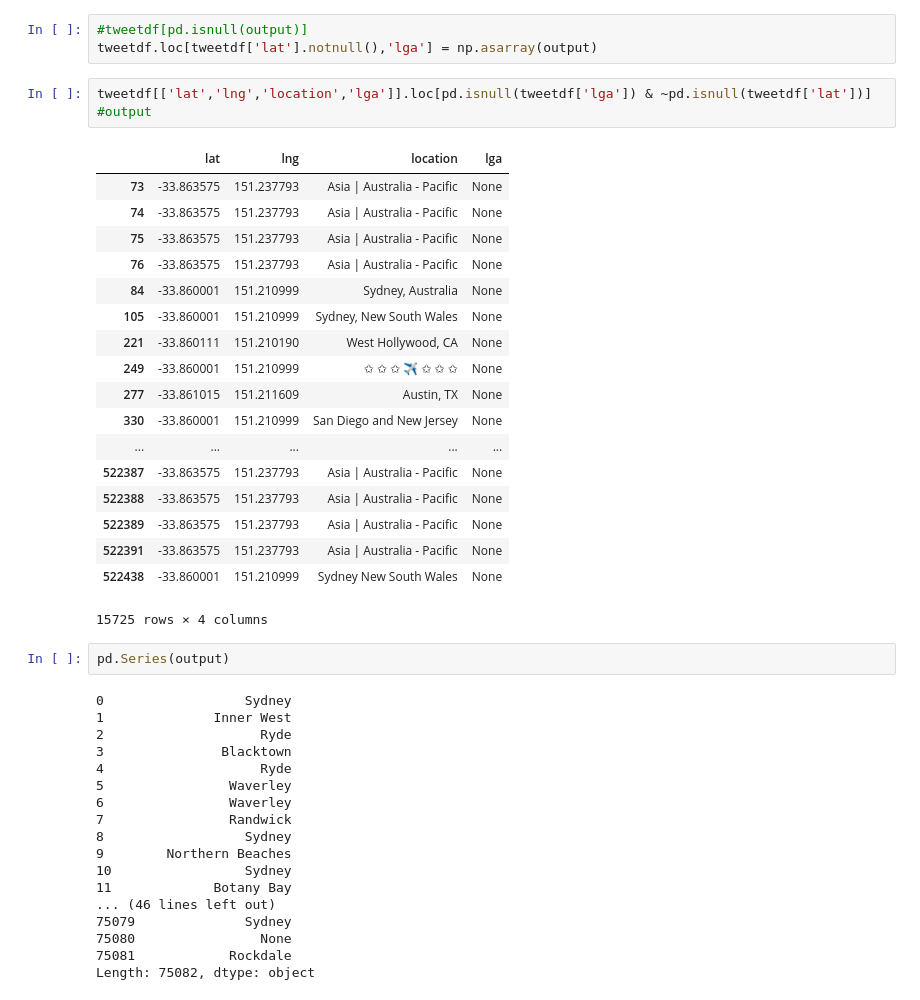
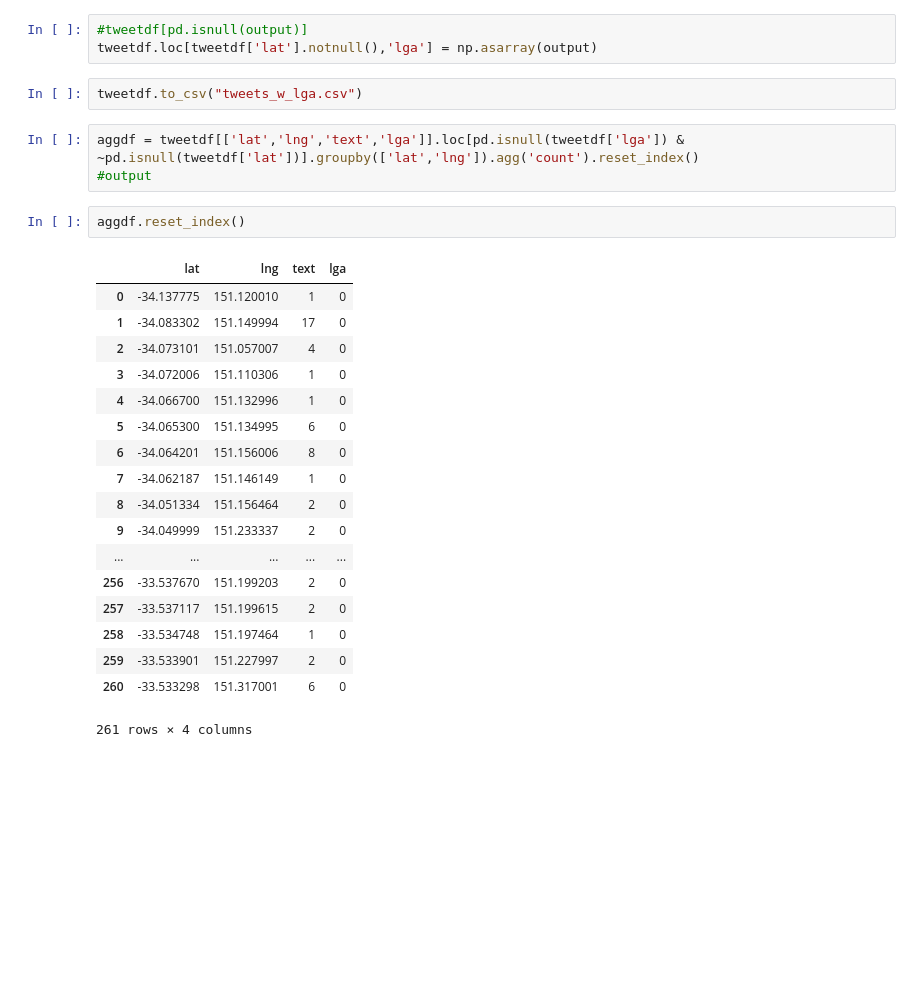
Before and after one commit to desultir/capstone, a Jupyter notebook: notebooks/tdm/pyshp experimentation.ipynb, the cells around one changed output. Drawn from its saved outputs; the diff is of its cells as text; blank space fills up the shorter version.

```diff
--- a/notebooks/tdm/pyshp experimentation.ipynb
+++ b/notebooks/tdm/pyshp experimentation.ipynb
@@ -134,45 +133,29 @@ np.histogram(found)
 # %%
 #tweetdf[pd.isnull(output)]
 tweetdf.loc[tweetdf['lat'].notnull(),'lga'] = np.asarray(output)
+# %%
+tweetdf.to_csv("tweets_w_lga.csv")
 # %%
-tweetdf[['lat','lng','location','lga']].loc[pd.isnull(tweetdf['lga']) & ~pd.isnull(tweetdf['lat'])]
+aggdf = tweetdf[['lat','lng','text','lga']].loc[pd.isnull(tweetdf['lga']) & ~pd.isnull(tweetdf['lat'])].groupby(['lat','lng']).agg('count').reset_index()
 #output
-# %% [output]
-|  | lat | lng | location | lga |
-| 73 | -33.863575 | 151.237793 | Asia | Australia - Pacific | None |
-| 74 | -33.863575 | 151.237793 | Asia | Australia - Pacific | None |
-| 75 | -33.863575 | 151.237793 | Asia | Australia - Pacific | None |
-| 76 | -33.863575 | 151.237793 | Asia | Australia - Pacific | None |
-| 84 | -33.860001 | 151.210999 | Sydney, Australia | None |
-| 105 | -33.860001 | 151.210999 | Sydney, New South Wales | None |
-| 221 | -33.860111 | 151.210190 | West Hollywood, CA | None |
-| 249 | -33.860001 | 151.210999 | ✩ ✩ ✩ ✈ ✩ ✩ ✩ | None |
-| 277 | -33.861015 | 151.211609 | Austin, TX | None |
-| 330 | -33.860001 | 151.210999 | San Diego and New Jersey | None |
-| ... | ... | ... | ... | ... |
-| 522387 | -33.863575 | 151.237793 | Asia | Australia - Pacific | None |
-| 522388 | -33.863575 | 151.237793 | Asia | Australia - Pacific | None |
-| 522389 | -33.863575 | 151.237793 | Asia | Australia - Pacific | None |
-| 522391 | -33.863575 | 151.237793 | Asia | Australia - Pacific | None |
-| 522438 | -33.860001 | 151.210999 | Sydney New South Wales | None |
-15725 rows × 4 columns
-# %%
-pd.Series(output)
-# %% [output]
-0                  Sydney
-1              Inner West
-2                    Ryde
-3               Blacktown
-4                    Ryde
-5                Waverley
-6                Waverley
-7                Randwick
-8                  Sydney
-9        Northern Beaches
-10                 Sydney
-11             Botany Bay
-... (46 lines left out)
-75079              Sydney
-75080                None
-75081            Rockdale
-Length: 75082, dtype: object
+# %%
+aggdf.reset_index()
+# %% [output]
+|  | lat | lng | text | lga |
+| 0 | -34.137775 | 151.120010 | 1 | 0 |
+| 1 | -34.083302 | 151.149994 | 17 | 0 |
+| 2 | -34.073101 | 151.057007 | 4 | 0 |
+| 3 | -34.072006 | 151.110306 | 1 | 0 |
+| 4 | -34.066700 | 151.132996 | 1 | 0 |
+| 5 | -34.065300 | 151.134995 | 6 | 0 |
+| 6 | -34.064201 | 151.156006 | 8 | 0 |
+| 7 | -34.062187 | 151.146149 | 1 | 0 |
+| 8 | -34.051334 | 151.156464 | 2 | 0 |
+| 9 | -34.049999 | 151.233337 | 2 | 0 |
+| ... | ... | ... | ... | ... |
+| 256 | -33.537670 | 151.199203 | 2 | 0 |
+| 257 | -33.537117 | 151.199615 | 2 | 0 |
+| 258 | -33.534748 | 151.197464 | 1 | 0 |
+| 259 | -33.533901 | 151.227997 | 2 | 0 |
+| 260 | -33.533298 | 151.317001 | 6 | 0 |
+261 rows × 4 columns
```
Also changed, not shown: parts of 2 cells of this notebook, 1 other file.
